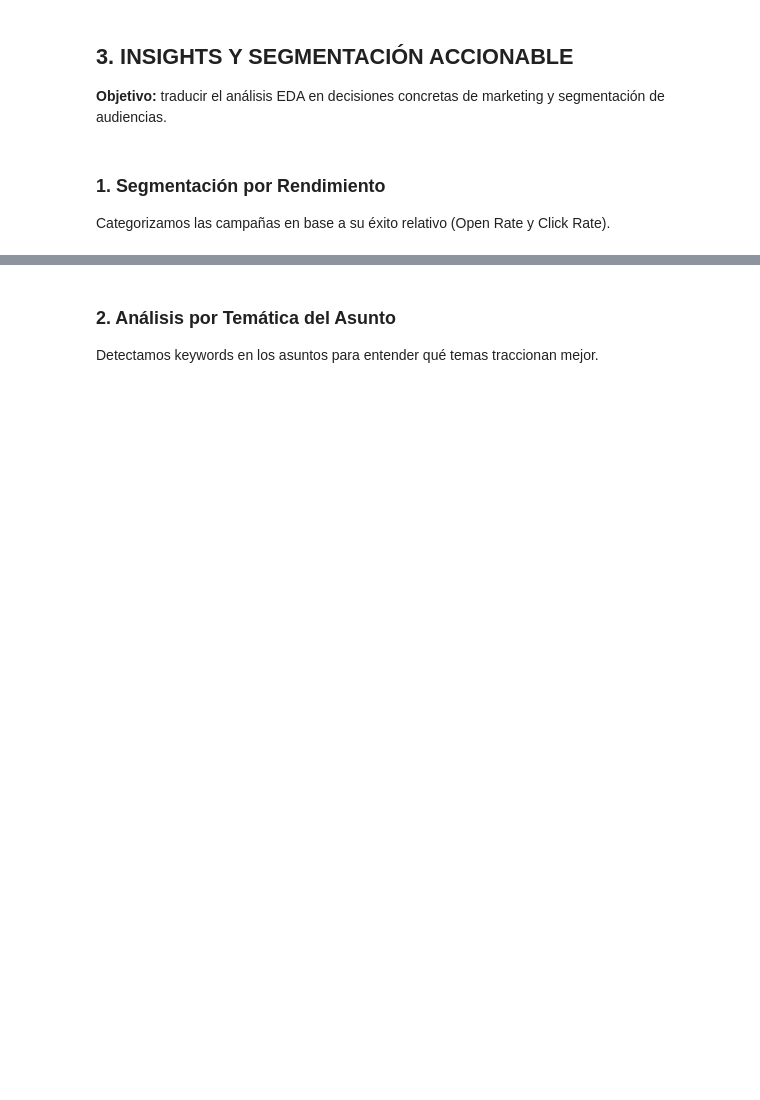
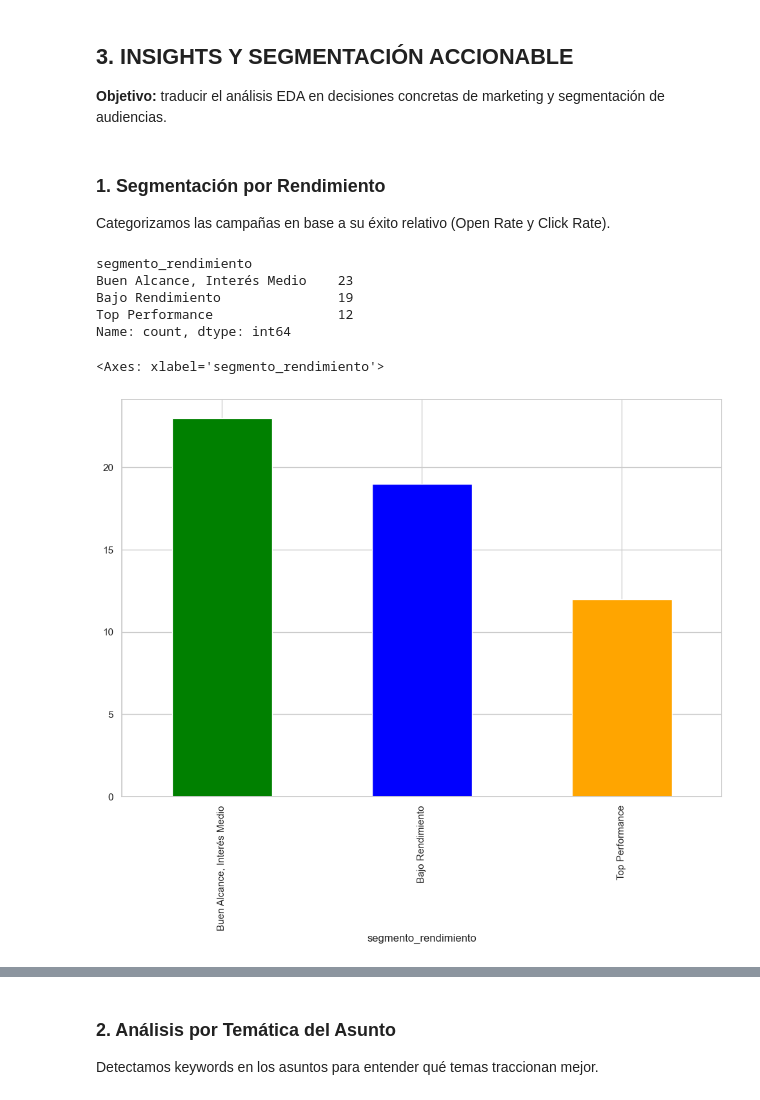
Before and after one commit to MariaJoseMoral/campa-a_marketing-digital_y_an-lisis_de_rendimiento_enGira-, a Jupyter notebook: notebooks/04_insights_segmentacion.ipynb, the cells around one changed output, grey strips where cells are left out. Saved outputs shown, nothing was run; the diff lists cells and outputs as text; code cells hidden in the pictures; blank space fills up the shorter version.

```diff
--- a/notebooks/04_insights_segmentacion.ipynb
+++ b/notebooks/04_insights_segmentacion.ipynb
@@ -19,15 +19,29 @@ df = pd.read_csv("data_limpia.csv")
 
 Categorizamos las campañas en base a su éxito relativo (Open Rate y Click Rate).
 # %%
+invalid_campaigns = df[df["sent"] < 50]["campaign_name"]
+
 def segmentar_rendimiento(row):
-    if row['trackable_open_rate'] >= 80 and row['click_rate'] >= 30:
+
+    if row['trackable_open_rate'] >= 80 and row['click_rate'] >= 30 and row['campaign_name'] not in invalid_campaigns:
         return 'Top Performance'
-    elif row['trackable_open_rate'] >= 60:
+    elif row['trackable_open_rate'] >= 60 and row['campaign_name'] not in invalid_campaigns:
         return 'Buen Alcance, Interés Medio'
-    elif row['click_rate'] >= 15:
+    elif row['click_rate'] >= 15 and row['campaign_name'] not in invalid_campaigns:
         return 'Alcance Bajo, Alta Conversión'
     else:
         return 'Bajo Rendimiento'
 
 df['segmento_rendimiento'] = df.apply(segmentar_rendimiento, axis=1)
 df['segmento_rendimiento'].value_counts()
+# %% [output]
+segmento_rendimiento
+Buen Alcance, Interés Medio    23
+Bajo Rendimiento               19
+Top Performance                12
+Name: count, dtype: int64
+# %%
+df['segmento_rendimiento'].value_counts().plot(kind='bar', color=['green', 'blue', 'orange', 'red'])
+# %% [output]
+<Axes: xlabel='segmento_rendimiento'>
+[figure, added]
```
Also changed, not shown: parts of 4 cells of this notebook, 11 other files.
